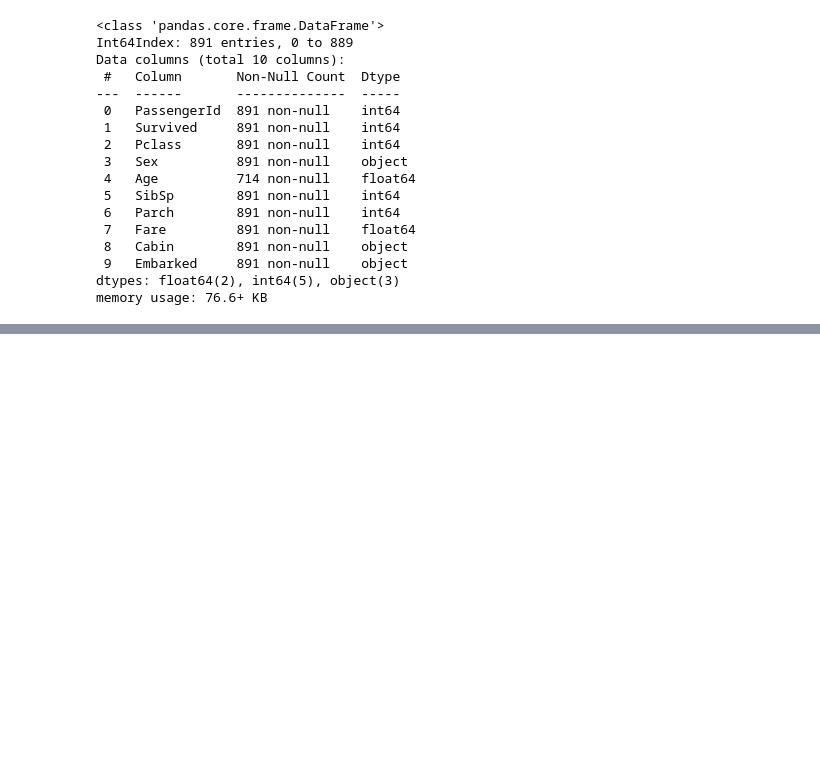
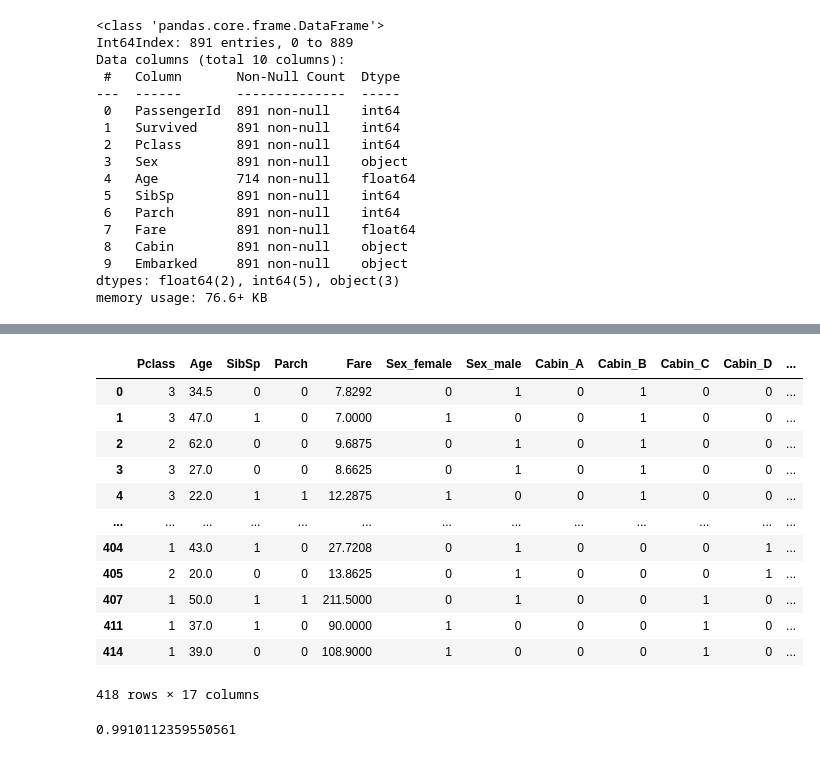
Before and after one commit to YeeSkywalker/Predict_Survival_In_Titanic, a Jupyter notebook: Titanic Survival Model.ipynb, the cells around one changed output, grey strips where cells are left out. Drawn from its saved outputs; the diff is of its cells as text; code cells hidden in the pictures; blank space fills up the shorter version.

```diff
--- a/Titanic Survival Model.ipynb
+++ b/Titanic Survival Model.ipynb
@@ -150,3 +136,8 @@ N     19.157325
 F     18.696792
 G     13.581250
 Name: Fare, dtype: float64
+# %%
+test['Cabin'].fillna('Nan', inplace=True)
+test['Cabin'] = [initial[0] for initial in test['Cabin']]
+
+test.groupby('Cabin')['Fare'].mean().sort_values(ascending=False)
@@ -204,3 +206,10 @@ Data columns (total 10 columns):
  9   Embarked     891 non-null    object
 dtypes: float64(2), int64(5), object(3)
 memory usage: 76.6+ KB
+# %%
+test_NaN = test[test['Cabin'] == 'N']
+test_not_NaN = test[test['Cabin'] != 'N']
+
+test_NaN.Cabin = test_NaN.Fare.apply(lambda x : cabin_fillna(x))
+test = pd.concat([test_NaN, test_not_NaN], axis = 0)
+test.info()
@@ -206,0 +277,13 @@ memory usage: 76.6+ KB
+# %%
+test_age = test[['Age', 'Pclass', 'SibSp', 'Parch', 'Fare']]
+test_age_notNull = test_age.loc[(test['Age'].notnull())]
+test_age_null = test_age.loc[(test['Age'].isnull())]
+
+A = test_age_notNull.values[: ,1:]
+B = test_age_notNull.values[:, 0]
+
+regr = RandomForestRegressor(n_estimators=1000, n_jobs=-1)
+regr.fit(A, B)
+
+test_predict_age = regr.predict(test_age_null.values[:, 1:])
+test.loc[test['Age'].isnull(), ['Age']] = test_predict_age
@@ -206,0 +315,23 @@ memory usage: 76.6+ KB
+# %%
+X_test
+# %% [output]
+|  | Pclass | Age | SibSp | Parch | Fare | Sex_female | Sex_male | Cabin_A | Cabin_B | Cabin_C | Cabin_D | ... |
+| 0 | 3 | 34.5 | 0 | 0 | 7.8292 | 0 | 1 | 0 | 1 | 0 | 0 | ... |
+| 1 | 3 | 47.0 | 1 | 0 | 7.0000 | 1 | 0 | 0 | 1 | 0 | 0 | ... |
+| 2 | 2 | 62.0 | 0 | 0 | 9.6875 | 0 | 1 | 0 | 1 | 0 | 0 | ... |
+| 3 | 3 | 27.0 | 0 | 0 | 8.6625 | 0 | 1 | 0 | 1 | 0 | 0 | ... |
+| 4 | 3 | 22.0 | 1 | 1 | 12.2875 | 1 | 0 | 0 | 1 | 0 | 0 | ... |
+| ... | ... | ... | ... | ... | ... | ... | ... | ... | ... | ... | ... | ... |
+| 404 | 1 | 43.0 | 1 | 0 | 27.7208 | 0 | 1 | 0 | 0 | 0 | 1 | ... |
+| 405 | 2 | 20.0 | 0 | 0 | 13.8625 | 0 | 1 | 0 | 0 | 0 | 1 | ... |
+| 407 | 1 | 50.0 | 1 | 1 | 211.5000 | 0 | 1 | 0 | 0 | 1 | 0 | ... |
+| 411 | 1 | 37.0 | 1 | 0 | 90.0000 | 1 | 0 | 0 | 0 | 1 | 0 | ... |
+| 414 | 1 | 39.0 | 0 | 0 | 108.9000 | 1 | 0 | 0 | 0 | 1 | 0 | ... |
+418 rows × 17 columns
+# %%
+clf = RandomForestClassifier(n_estimators=100)
+clf.fit(X_train, Y_train)
+Y_test = clf.predict(X_test)
+clf.score(X_train, Y_train)
+# %% [output]
+0.9910112359550561
```
Also changed, not shown: parts of 11 cells of this notebook, 1 other file.
